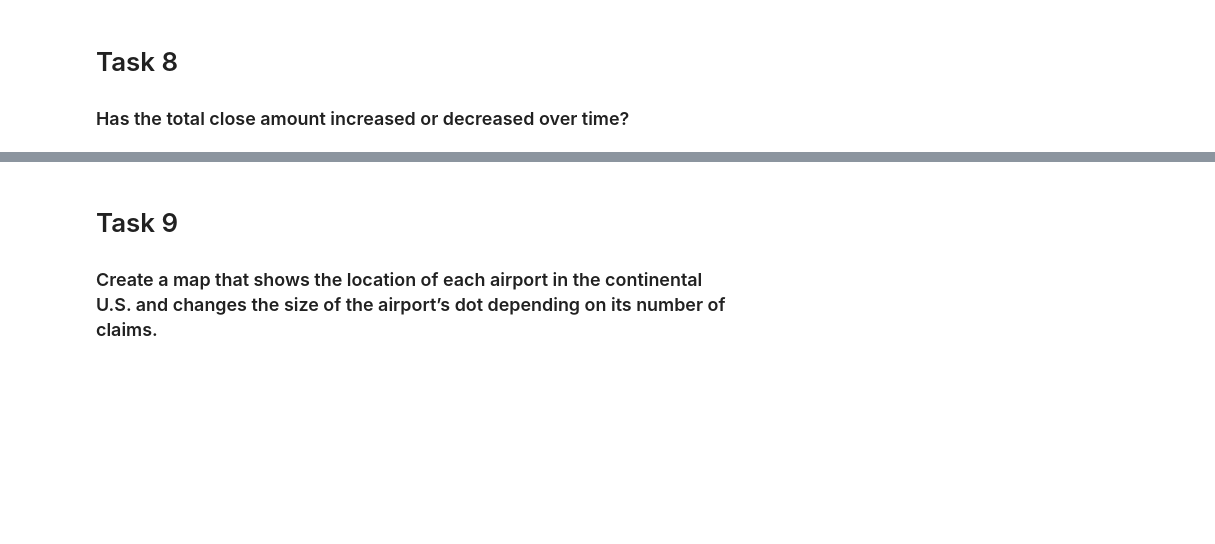
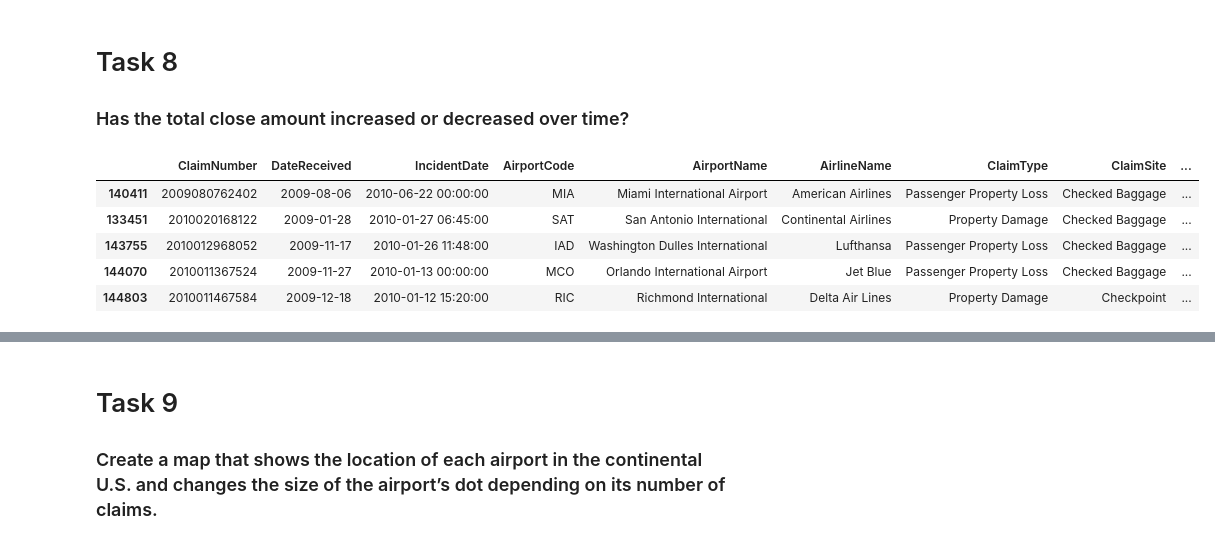
Before and after one commit to TJ-Mothokho/DataAnaylsis_Practical-Assessments, a Jupyter notebook: Airport_Case_Study-Practical_Assessment/AirportCaseStudy.ipynb, the cells around one changed output, grey strips where cells are left out. Saved outputs shown, nothing was run; the diff lists cells and outputs as text; code cells hidden in the pictures; blank space fills up the shorter version.

```diff
--- a/Airport_Case_Study-Practical_Assessment/AirportCaseStudy.ipynb
+++ b/Airport_Case_Study-Practical_Assessment/AirportCaseStudy.ipynb
@@ -740,3 +740,13 @@ plt.show()
 # %% [markdown]
 # Task 8
 ### Has the total close amount increased or decreased over time?
+# %%
+claims = claims.sort_values(by='IncidentDate', ascending=False)
+claims.head()
+# %% [output]
+|  | ClaimNumber | DateReceived | IncidentDate | AirportCode | AirportName | AirlineName | ClaimType | ClaimSite | ... |
+| 140411 | 2009080762402 | 2009-08-06 | 2010-06-22 00:00:00 | MIA | Miami International Airport | American Airlines | Passenger Property Loss | Checked Baggage | ... |
+| 133451 | 2010020168122 | 2009-01-28 | 2010-01-27 06:45:00 | SAT | San Antonio International | Continental Airlines | Property Damage | Checked Baggage | ... |
+| 143755 | 2010012968052 | 2009-11-17 | 2010-01-26 11:48:00 | IAD | Washington Dulles International | Lufthansa | Passenger Property Loss | Checked Baggage | ... |
+| 144070 | 2010011367524 | 2009-11-27 | 2010-01-13 00:00:00 | MCO | Orlando International Airport | Jet Blue | Passenger Property Loss | Checked Baggage | ... |
+| 144803 | 2010011467584 | 2009-12-18 | 2010-01-12 15:20:00 | RIC | Richmond International | Delta Air Lines | Property Damage | Checkpoint | ... |
```
Also changed, not shown: parts of 4 cells of this notebook.
